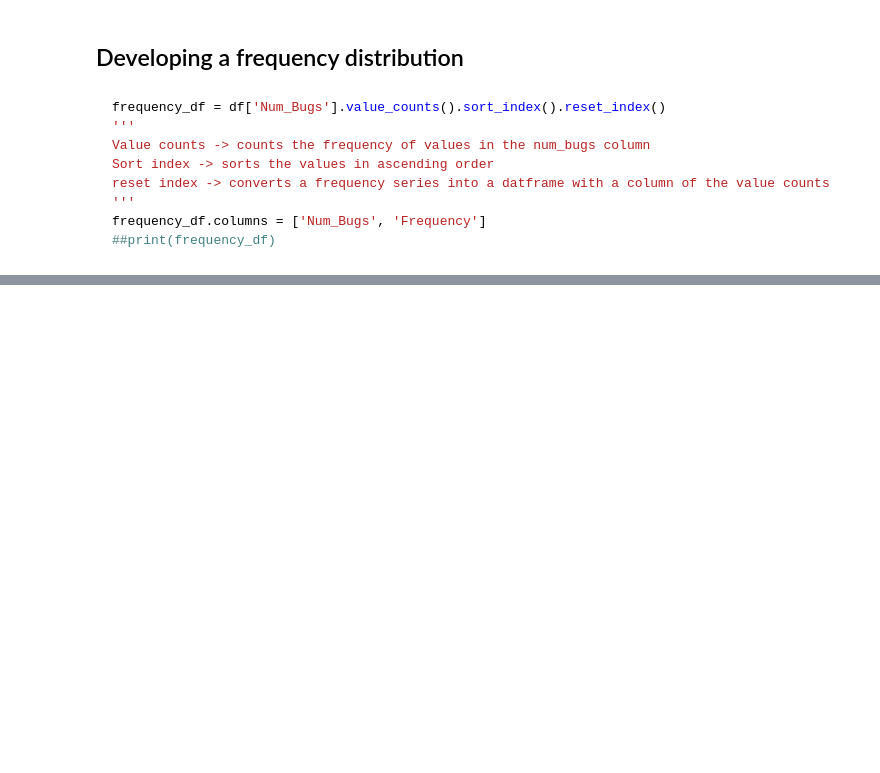
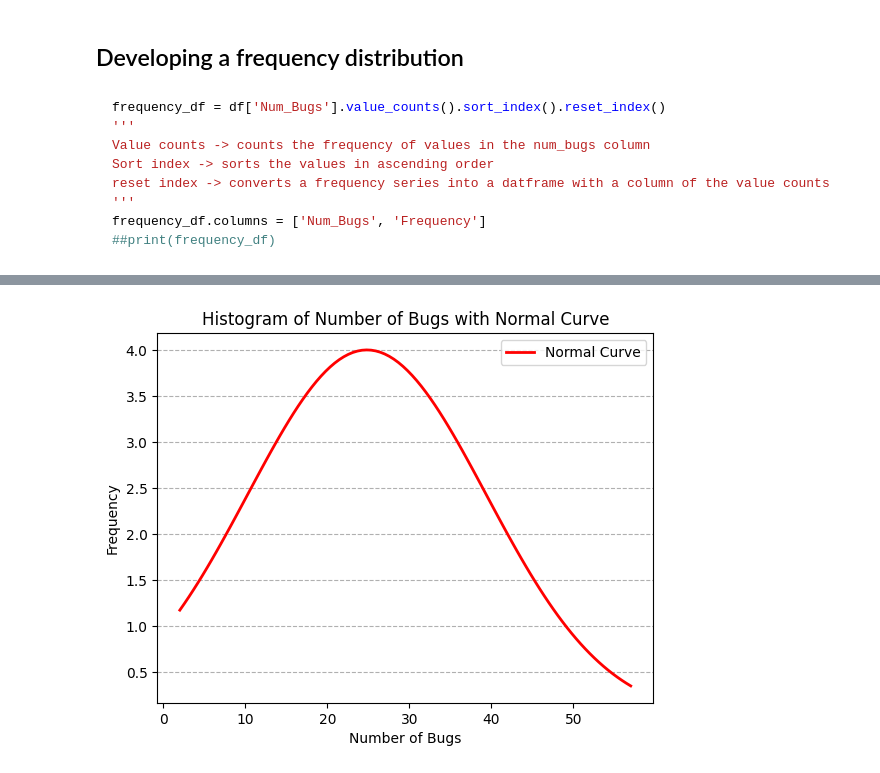
Before and after one commit to benir-o/Computer-Science-Library, a Jupyter notebook: Probability and Statistics/Assignment on correlation.ipynb, the cells around one changed output, grey strips where cells are left out. Saved outputs shown, nothing was run; the diff lists cells and outputs as text; code cells hidden in the pictures; blank space fills up the shorter version.

```diff
--- a/Probability and Statistics/Assignment on correlation.ipynb
+++ b/Probability and Statistics/Assignment on correlation.ipynb
@@ -253,0 +283,30 @@ frequency_df.columns = ['Num_Bugs', 'Frequency']
+# %%
+#Overlaying a normal curve on the distribution
+from scipy.stats import norm
+
+
+sample_mean=df['Num_Bugs'].mean()
+std_deviation=df['Num_Bugs'].std()
+
+#Generate x values in the range from min to max
+#probably 100 equal divisions from the minimum to the maximum, i think
+
+x=np.linspace(df['Num_Bugs'].min(),df['Num_Bugs'].max(),100)
+
+histogram_max=frequency_df['Frequency'].max()
+probability_density_function = norm.pdf(x, sample_mean, std_deviation)
+#We generate a normal curve using the matplot library, for each of the values
+#We then need to scale the pdf so that it matches the hieght of the histogram bars
+
+pdf_to_scale=probability_density_function*(histogram_max/probability_density_function.max())
+
+plt.plot(x, pdf_to_scale, color='red', linewidth=2, label='Normal Curve')
+
+plt.xlabel('Number of Bugs')
+plt.ylabel('Frequency')
+plt.title('Histogram of Number of Bugs with Normal Curve')
+plt.grid(axis='y', linestyle='--', alpha=1)
+plt.legend()
+plt.show()
+# %% [output]
+[figure, added]
```
Also changed, not shown: parts of 3 cells of this notebook.
